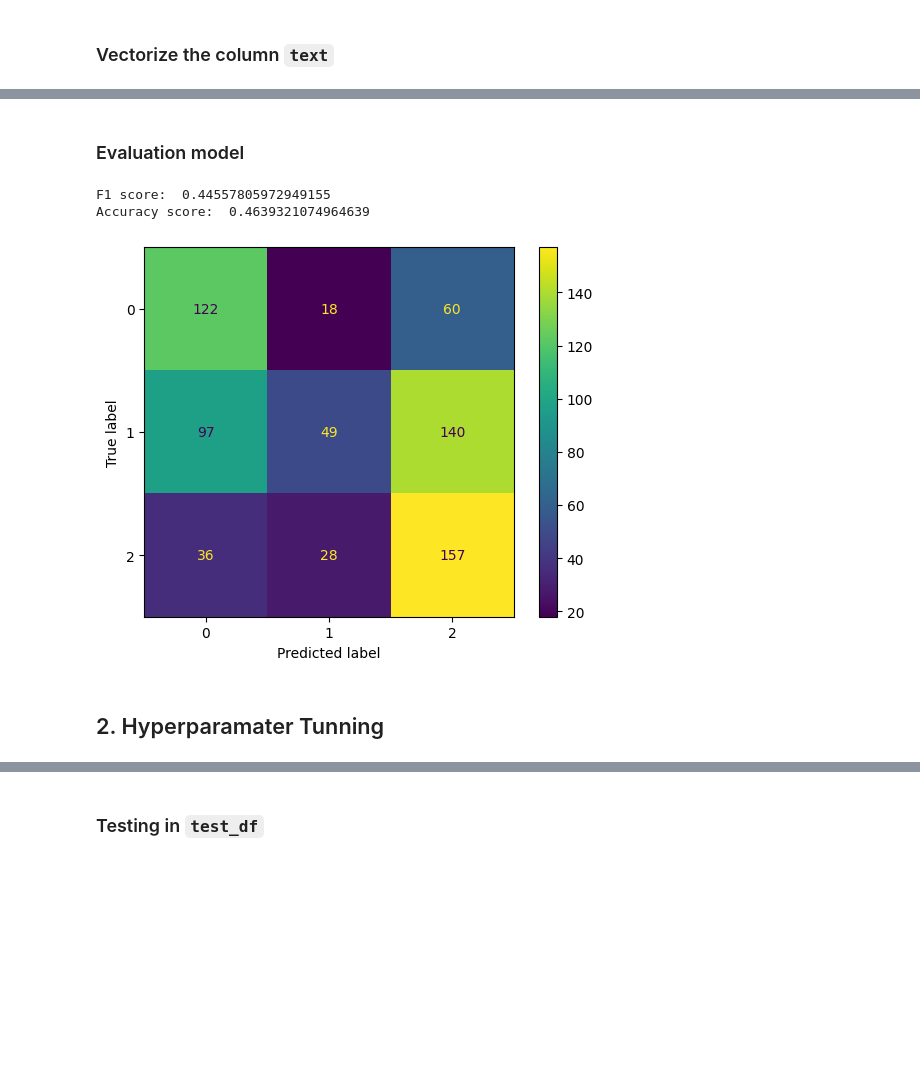
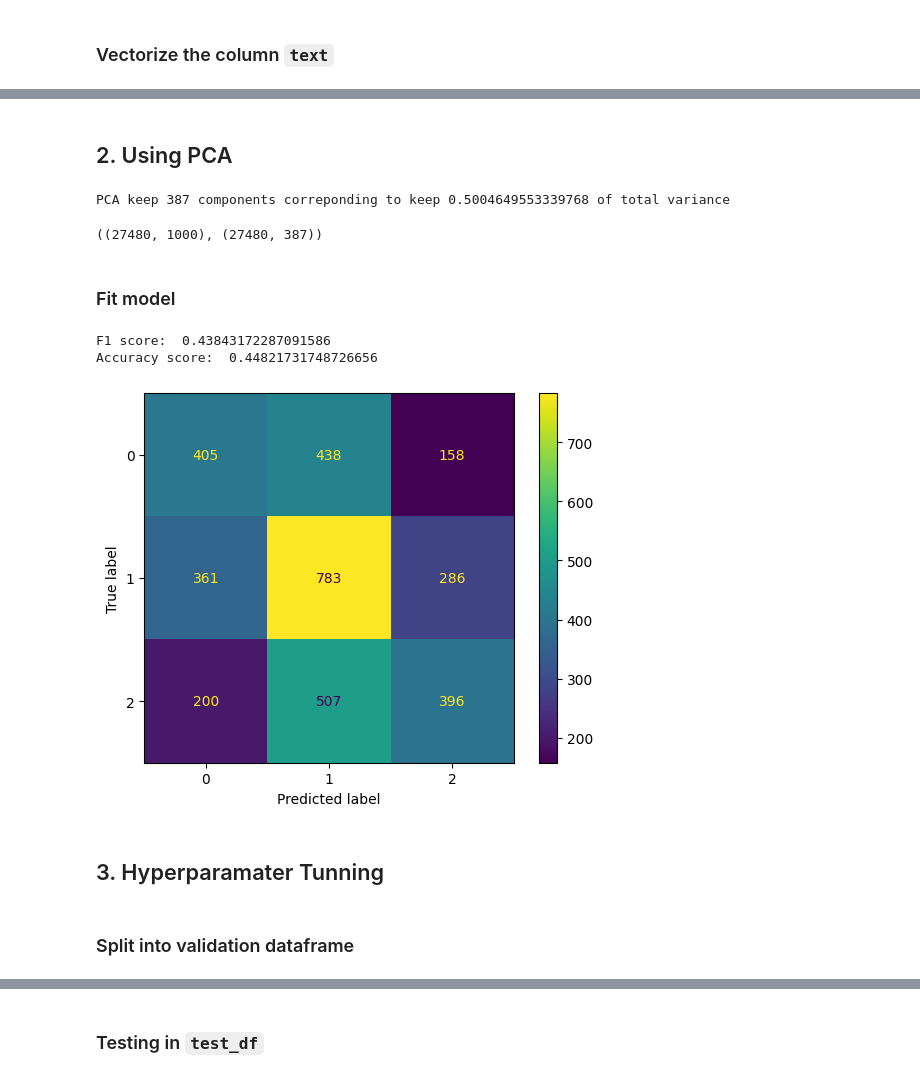
Before and after one commit to quochieu586/ML_capybara, a Jupyter notebook: src/models/naive_bayes_model/bayesian_model.ipynb, the cells around one changed output, grey strips where cells are left out. Saved outputs shown, nothing was run; the diff lists cells and outputs as text; code cells hidden in the pictures; blank space fills up the shorter version.

```diff
--- a/src/models/naive_bayes_model/bayesian_model.ipynb
+++ b/src/models/naive_bayes_model/bayesian_model.ipynb
@@ -254,0 +69,9 @@ Accuracy score:  0.49008498583569404
+# %%
+train_df['text'] = train_df['text'].apply(lambda x: prepro.tokenize_preprocessing(x, False))
+test_df['text'] = test_df['text'].apply(lambda x: prepro.tokenize_preprocessing(x, False))
+
+le = LabelEncoder()
+train_df['label'] = le.fit_transform(train_df['sentiment'])
+test_df['label'] = le.transform(test_df['sentiment'])
+
+train_df.head()
@@ -279,0 +91,10 @@ feature_vector.shape
+# %%
+tfidf = TfidfVectorizer(ngram_range=(1,MAX_GRAMS), max_features=MAX_FEATURES)
+tfidf.fit(train_df['text'])
+
+X_train = tfidf.transform(train_df['text'])
+X_test = tfidf.transform(test_df['text'])
+
+scaler = StandardScaler(with_mean=False)
+X_train = scaler.fit_transform(X_train)
+X_test = scaler.transform(X_test)
@@ -280,5 +103,8 @@ feature_vector.shape
 # %%
-X_train, X_test, y_train, y_test = feature_extraction.split_dataset(feature_vector, np.array(df['label'].to_list()))
+X_train = X_train.toarray()
+X_test = X_test.toarray()
 
-X_train.shape, X_test.shape, y_train.shape, y_test.shape
+y_train = train_df['label']
+y_test = test_df['label']
+X_train.shape, y_train.shape
 # %% [output]
@@ -294,18 +131,36 @@ GaussianNB()
+# %% [markdown]
+## 2. Using PCA
+# %%
+pca = PCA()
+
+pca.fit_by_amount_of_variance(X_train, threshold=0.5)
+X_train_pca = pca.transform(X_train)
+X_test_pca = pca.transform(X_test)
+
+X_train.shape, X_train_pca.shape
+# %% [output]
+PCA keep 387 components correponding to keep 0.5004649553339768 of total variance
+((27480, 1000), (27480, 387))
 # %% [markdown]
-### Evaluation model
+### Fit model
 # %%
-y_pred = model.predict(X_test)
+model = GaussianNB()
+model.fit(X_train_pca, y_train)
+
+y_pred = model.predict(X_test_pca)
 
 print("F1 score: ", compute_f1_score(y_test, y_pred))
 print("Accuracy score: ", accuracy_score(y_test, y_pred))
 
 cf_matrix = confusion_matrix(y_test, y_pred, labels=[0,1,2])
 display = ConfusionMatrixDisplay(confusion_matrix=cf_matrix, display_labels=model.classes_)
 display.plot()
 plt.show()
 # %% [output]
-F1 score:  0.44557805972949155
-Accuracy score:  0.4639321074964639
+F1 score:  0.43843172287091586
+Accuracy score:  0.44821731748726656
-[figure, old version]
+[figure, new version]
 # %% [markdown]
-## 2. Hyperparamater Tunning
+## 3. Hyperparamater Tunning
+# %% [markdown]
+### Split into validation dataframe
```
Also changed, not shown: parts of 51 cells of this notebook, 8 other files.
